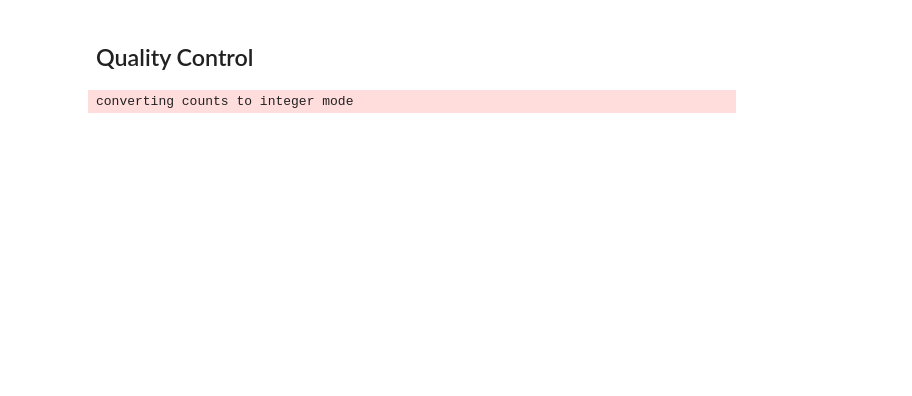
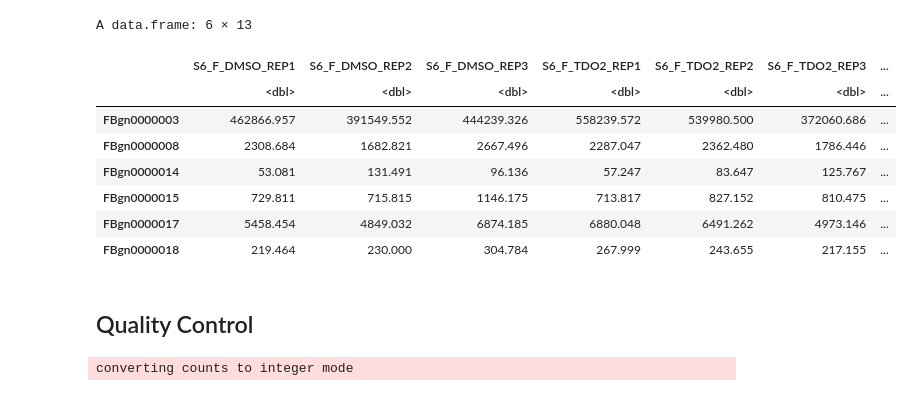
Before and after one commit to SIRT6/Kaluski_et_al_2024, a Jupyter notebook: Scripts/Suppl_Fig6_7.ipynb, the cells around one changed output. Saved outputs shown, nothing was run; the diff lists cells and outputs as text; code cells hidden in the pictures; blank space fills up the shorter version.

```diff
--- a/Scripts/Suppl_Fig6_7.ipynb
+++ b/Scripts/Suppl_Fig6_7.ipynb
@@ -17,3 +19,15 @@ library(ggpubr)
 # %%
-data <- read.table("../Data/Drosophila_experiment/salmon.merged.gene_counts.tsv", header = T, row.names = 1)
+data <- read.table("../Data/Drosophila_experiment/raw_counts_drosophila.csv", sep = ",", header = T, row.names = 1)
+# %%
+head(data)
+# %% [output]
+A data.frame: 6 × 13
+|  | S6_F_DMSO_REP1 | S6_F_DMSO_REP2 | S6_F_DMSO_REP3 | S6_F_TDO2_REP1 | S6_F_TDO2_REP2 | S6_F_TDO2_REP3 | ... |
+|  | <dbl> | <dbl> | <dbl> | <dbl> | <dbl> | <dbl> | ... |
+| FBgn0000003 | 462866.957 | 391549.552 | 444239.326 | 558239.572 | 539980.500 | 372060.686 | ... |
+| FBgn0000008 | 2308.684 | 1682.821 | 2667.496 | 2287.047 | 2362.480 | 1786.446 | ... |
+| FBgn0000014 | 53.081 | 131.491 | 96.136 | 57.247 | 83.647 | 125.767 | ... |
+| FBgn0000015 | 729.811 | 715.815 | 1146.175 | 713.817 | 827.152 | 810.475 | ... |
+| FBgn0000017 | 5458.454 | 4849.032 | 6874.185 | 6880.048 | 6491.262 | 4973.146 | ... |
+| FBgn0000018 | 219.464 | 230.000 | 304.784 | 267.999 | 243.655 | 217.155 | ... |
 # %%
```
Also changed, not shown: parts of 35 cells of this notebook, 4 other files.
